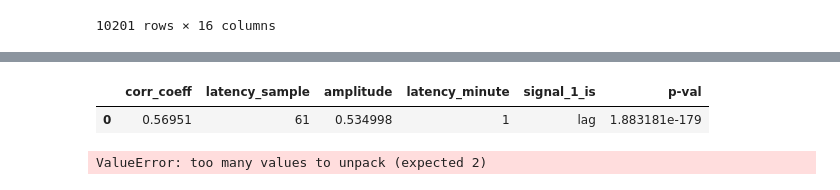
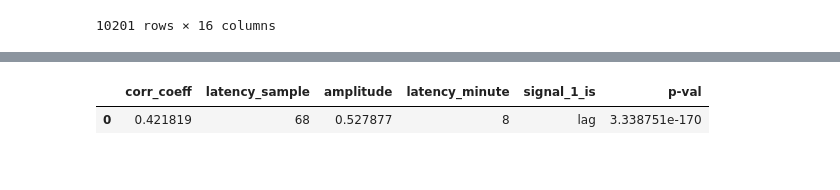
Before and after one commit to raffaelemazziotti/thermal_labeler, a Jupyter notebook: analysis_pd.ipynb, the cells around one changed output, grey strips where cells are left out. Cells and saved outputs as stored; diff of their text form; code cells hidden in the pictures.

```diff
--- a/analysis_pd.ipynb
+++ b/analysis_pd.ipynb
@@ -265,26 +273,16 @@ temperature
 10201 rows × 16 columns
 # %%
 
-chi = 'WT_74'
+chi = 'WT_71'
 cc = CrossCorrelation(temperature[chi.split('_')[0]][chi], motion[chi.split('_')[0]][chi],60)
 fig,ax = plt.subplots()
 ax.plot(cc.latencies ,cc.cross_correlation)
 ax.plot(cc.latencies ,cc.per_xcorr_avg)
 ax.axvline(0,color='k')
 ax.plot(cc.summary['latency_minute'],cc.summary['amplitude'],'sr')
 cc.summary
 # %% [output]
 [interactive output not drawn]
 [interactive output not drawn]
 |  | corr_coeff | latency_sample | amplitude | latency_minute | signal_1_is | p-val |
-| 0 | 0.56951 | 61 | 0.534998 | 1 | lag | 1.883181e-179 |
+| 0 | 0.421819 | 68 | 0.527877 | 8 | lag | 3.338751e-170 |
-# %%
-cc,lat = cross_correlation(sig1, sig2, 50)
-
-fig,ax = plt.subplots(2,1)
-ax[0].plot(t,sig1,'r')
-ax[0].plot(t,sig2,'g')
-ax[1].plot(lat,cc,'r')
-ax[1].axvline(0,color='k')
-# %% [output]
-ValueError: too many values to unpack (expected 2)
```
Also changed, not shown: parts of 7 cells of this notebook, 1 other file.
